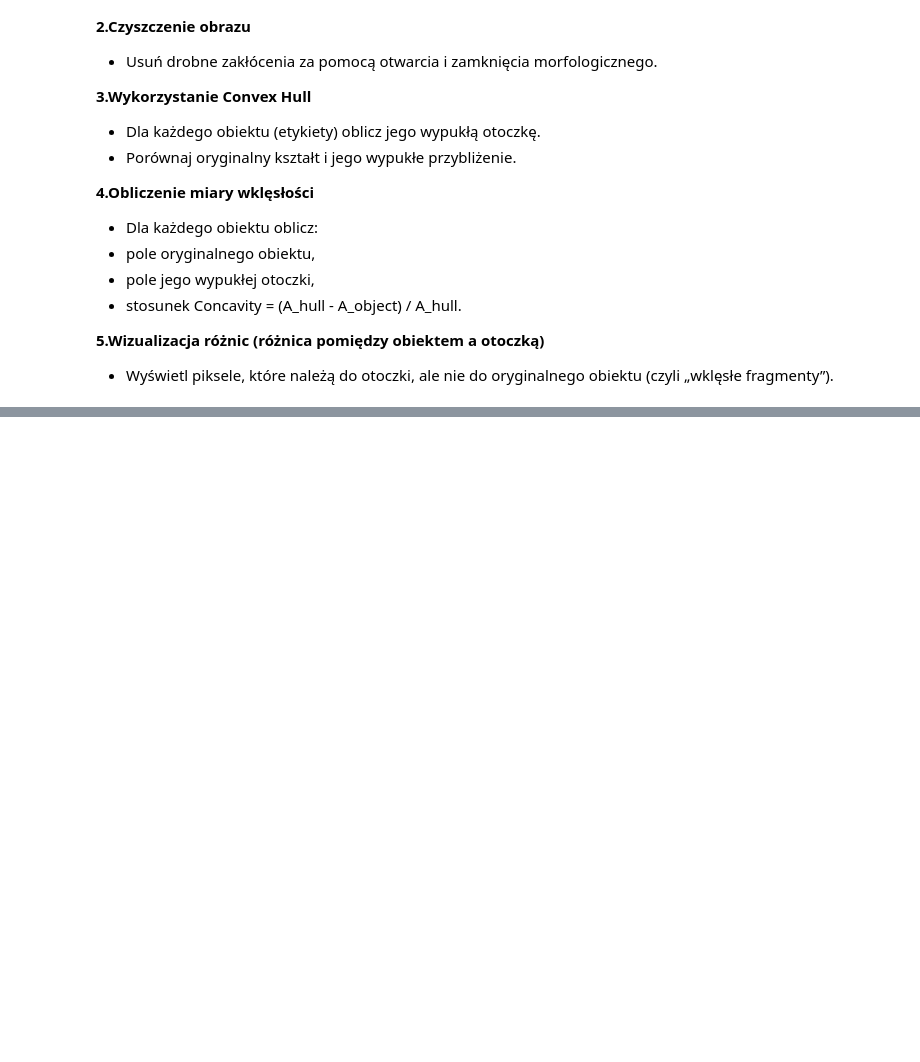
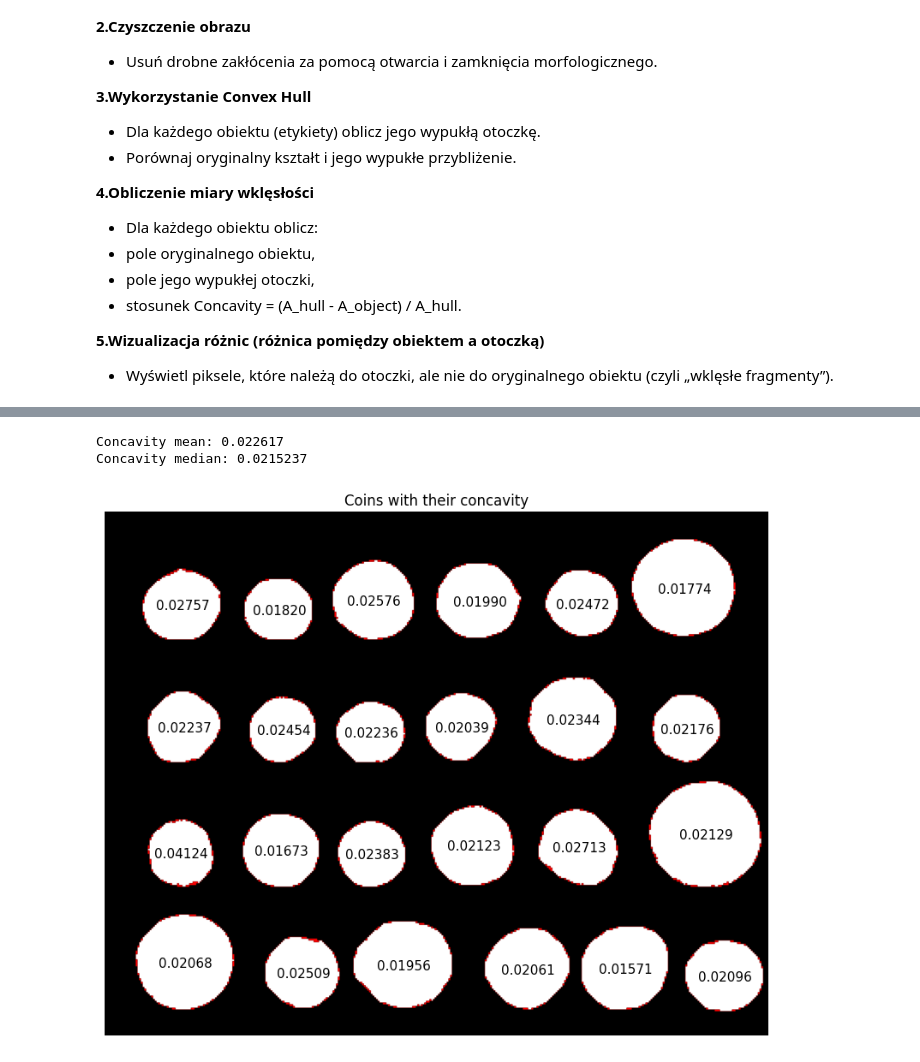
Before and after one commit to Blizek/image-analysis-and-processing, a Jupyter notebook: lab2/Lab_2_Morfologia_matematyczna_zadania.ipynb, the cells around one changed output, grey strips where cells are left out. Saved outputs shown, nothing was run; the diff lists cells and outputs as text; code cells hidden in the pictures; blank space fills up the shorter version.

```diff
--- a/lab2/Lab_2_Morfologia_matematyczna_zadania.ipynb
+++ b/lab2/Lab_2_Morfologia_matematyczna_zadania.ipynb
@@ -510,0 +629,24 @@ Celem jest:
+# %%
+plt.figure(figsize = (10,10))
+plt.imshow(convex_mask, cmap=cmap_red)
+plt.imshow(bin_coins_cleaned, cmap=cmap_alpha_white)
+
+concs = list()
+for coin, hull in zip(regionprops(labeled), hulls):
+    coin_area = np.sum(coin.image)
+    hull_area = np.sum(hull)
+    conc = (hull_area-coin_area) / hull_area
+    concs.append(conc)
+    y1, x1, y2, x2 = coin.bbox
+    plt.text((x1+x2)/2, (y1+y2)/2, f"{conc:.5f}", fontsize=11, horizontalalignment='center', verticalalignment='center')
+
+print(f"Concavity mean: {np.mean(concs):.6}")
+print(f"Concavity median: {np.median(concs):.6}")
+
+plt.axis("off")
+plt.title("Coins with their concavity")
+plt.show()
+# %% [output]
+Concavity mean: 0.022617
+Concavity median: 0.0215237
+[figure, added]
```
Also changed, not shown: parts of 12 cells of this notebook, 2 other files.
